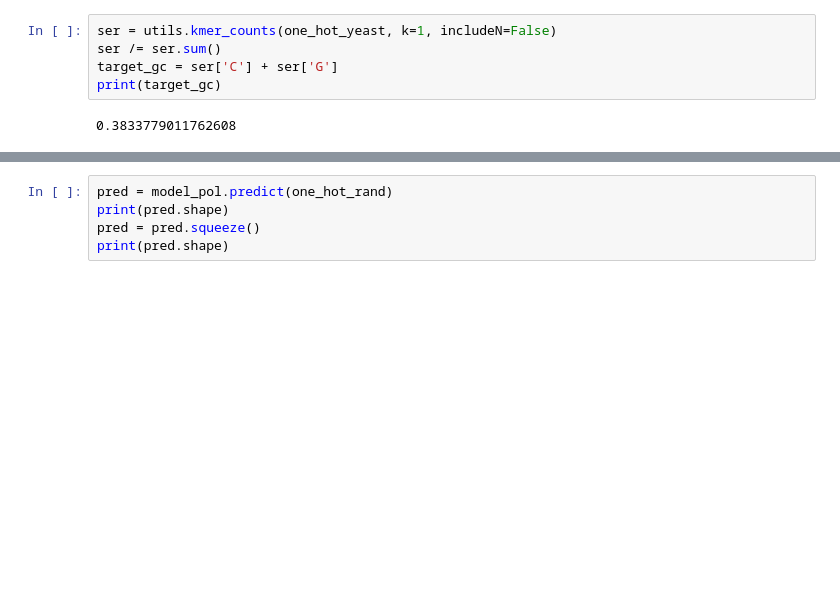
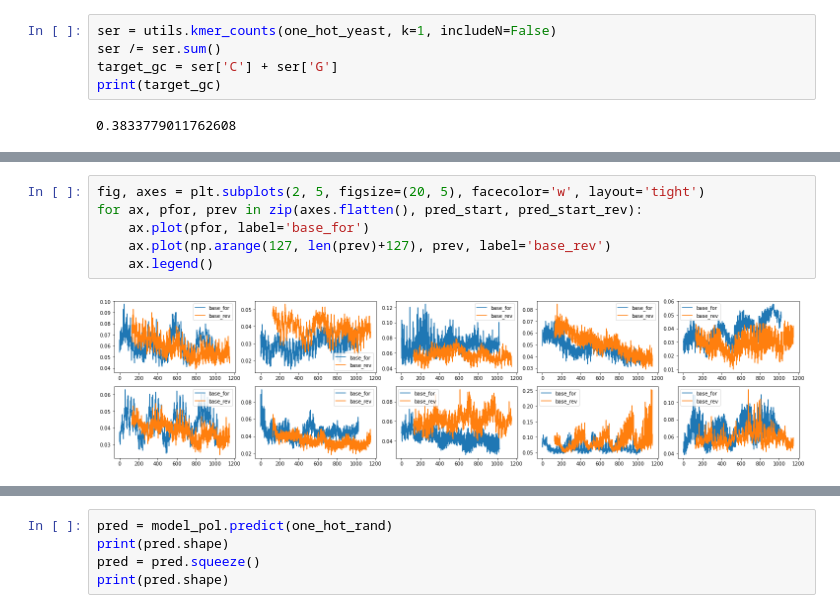
Before and after one commit to Alexwestbrook/mnhn-internship_DeepCNN_ChIP-seq, a Jupyter notebook: model_predictions.ipynb, the cells around one changed output, grey strips where cells are left out. Cells and saved outputs as stored; diff of their text form; blank space fills up the shorter version.

```diff
--- a/model_predictions.ipynb
+++ b/model_predictions.ipynb
@@ -100,0 +281,8 @@ start_seqs.shape
+# %%
+fig, axes = plt.subplots(2, 5, figsize=(20, 5), facecolor='w', layout='tight')
+for ax, pfor, prev in zip(axes.flatten(), pred_start, pred_start_rev):
+    ax.plot(pfor, label='base_for')
+    ax.plot(np.arange(127, len(prev)+127), prev, label='base_rev')
+    ax.legend()
+# %% [output]
+[figure, added]
```
Also changed, not shown: parts of 13 cells of this notebook.
